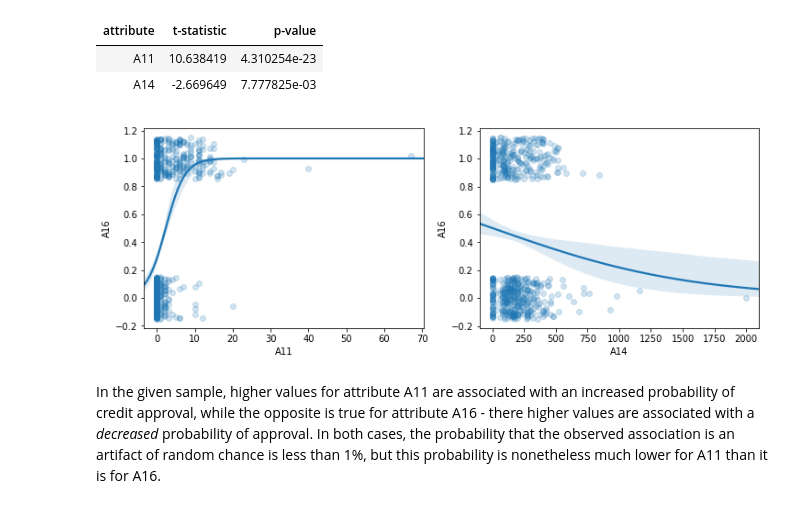
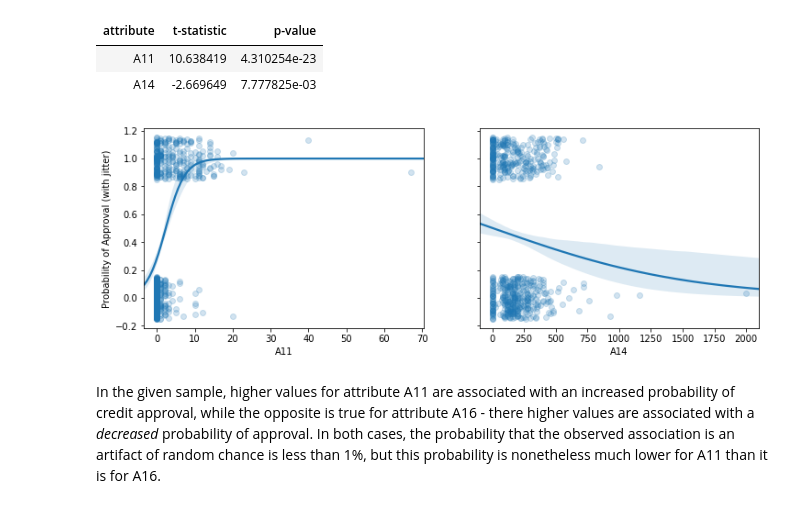
Before and after one commit to bloominstituteoftechnology/DS-Unit-1-Sprint-3-Statistical-Tests-and-Experiments, a Jupyter notebook: DS_Unit_1_Sprint_Challenge_3.ipynb, the cells around one changed output. Drawn from its saved outputs; the diff is of its cells as text; code cells hidden in the pictures.

```diff
--- a/DS_Unit_1_Sprint_Challenge_3.ipynb
+++ b/DS_Unit_1_Sprint_Challenge_3.ipynb
@@ -319,18 +319,24 @@ display(HTML(ttests[ttests['attribute'].isin(['A11', 'A14'])].to_html(index=Fals
 # %%
 # Set up side-by-side subplots.
 f, (ax1, ax2) = plt.subplots(1, 2, sharey=True, figsize=(12, 4))
 
 # Generate logistic regression plot for A11.
 plt.subplot(1, 2, 1)
-sns.regplot(x='A11', y='A16', data=df.dropna(subset=['A11']), logistic=True,
-           scatter_kws={'alpha':0.2}, y_jitter=0.15);
+ax1 = sns.regplot(x='A11', y='A16', data=df.dropna(subset=['A11']),
+                  logistic=True, scatter_kws={'alpha':0.2}, y_jitter=0.15)
+plt.ylabel('Probability of Approval (with jitter)')
 
 # Generate logistic regression plot for A14.
 plt.subplot(1, 2, 2)
-sns.regplot(x='A14', y='A16', data=df.dropna(subset=['A11']), logistic=True,
-           scatter_kws={'alpha':0.2}, y_jitter=0.15);
+ax2 = sns.regplot(x='A14', y='A16', data=df.dropna(subset=['A11']),
+                  logistic=True, scatter_kws={'alpha':0.2}, y_jitter=0.15)
+plt.ylabel('')
+plt.setp(ax2.get_yticklabels(), visible=False)
+
+# Display logistic regression plots.
+plt.show();
 # %% [output]
-[figure, old version]
+[figure, new version]
 # %% [markdown]
 In the given sample, higher values for attribute A11 are associated with an increased probability of credit approval, while the opposite is true for attribute A16 - there higher values are associated with a *decreased* probability of approval. In both cases, the probability that the observed association is an artifact of random chance is less than 1%, but this probability is nonetheless much lower for A11 than it is for A16.
 # %% [markdown]
```
Also changed, not shown: parts of 1 cell of this notebook.
